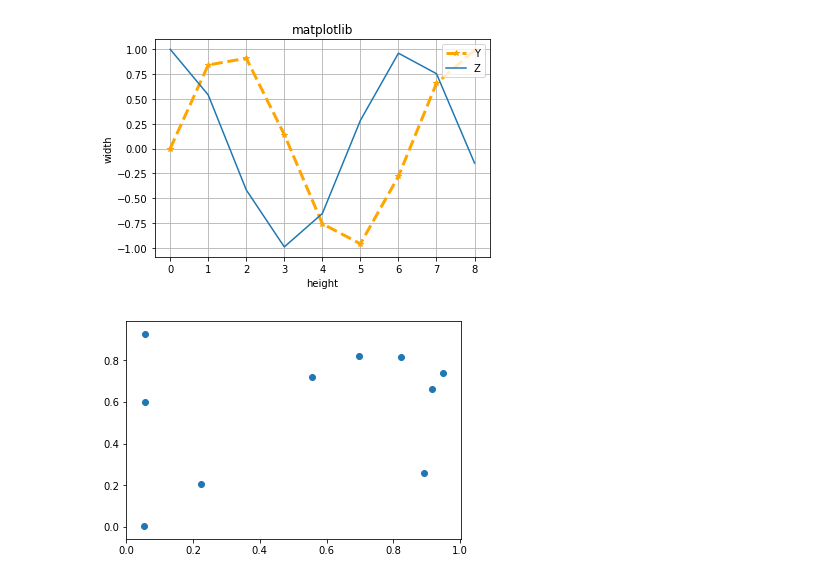
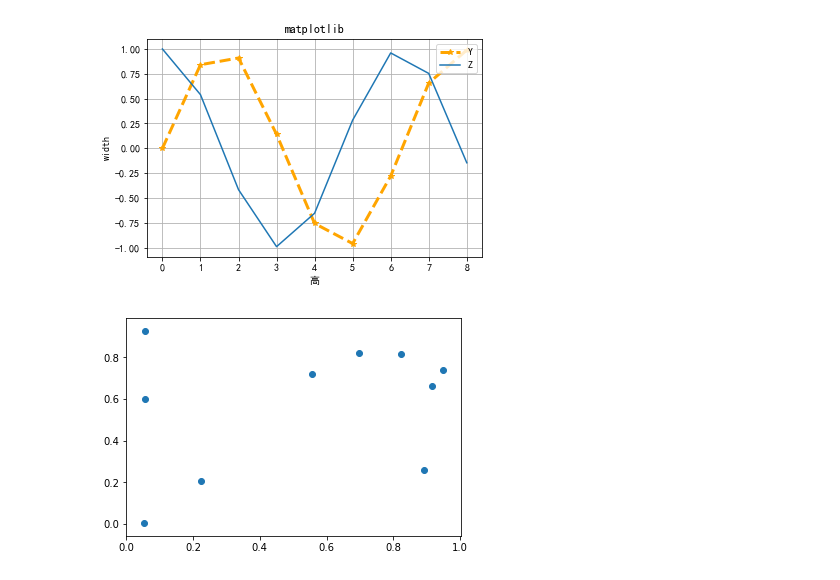
Before and after one commit to busizshen/tusharetest, a Jupyter notebook: pynodebook/matplotlibTest/test1.ipynb, the cells around one changed output. Drawn from its saved outputs; the diff is of its cells as text; code cells hidden in the pictures.

```diff
--- a/pynodebook/matplotlibTest/test1.ipynb
+++ b/pynodebook/matplotlibTest/test1.ipynb
@@ -1,22 +1,26 @@
 # %%
 import matplotlib.pyplot as plt
 import numpy as np
-
+plt.rcParams['font.sans-serif'] = ['SimHei']  # 中文乱码问题
+plt.rcParams['font.family'] = 'sans-serif'
+plt.rcParams['axes.unicode_minus'] = False
 x = np.arange(9)
 y = np.sin(x)
 z = np.cos(x)
 # marker数据点样式，linewidth线宽，linestyle线型样式，color颜色
 plt.plot(x, y, marker="*", linewidth=3, linestyle="--", color="orange")
 plt.plot(x, z)
 plt.title("matplotlib")
-plt.xlabel("height")
+plt.xlabel("高")
 plt.ylabel("width")
 # 设置图例
-plt.legend(["Y","Z"], loc="upper right")
-plt.grid(True)
+plt.legend(["Y","Z"], loc="upper right") # 右上角标识
+# plt.legend(["Y","Z"])
+
+plt.grid(True) #网格
 plt.show()
 # %% [output]
-[figure, old version]
+[figure, new version]
 # %%
 x = np.random.rand(10)
 y = np.random.rand(10)
```
